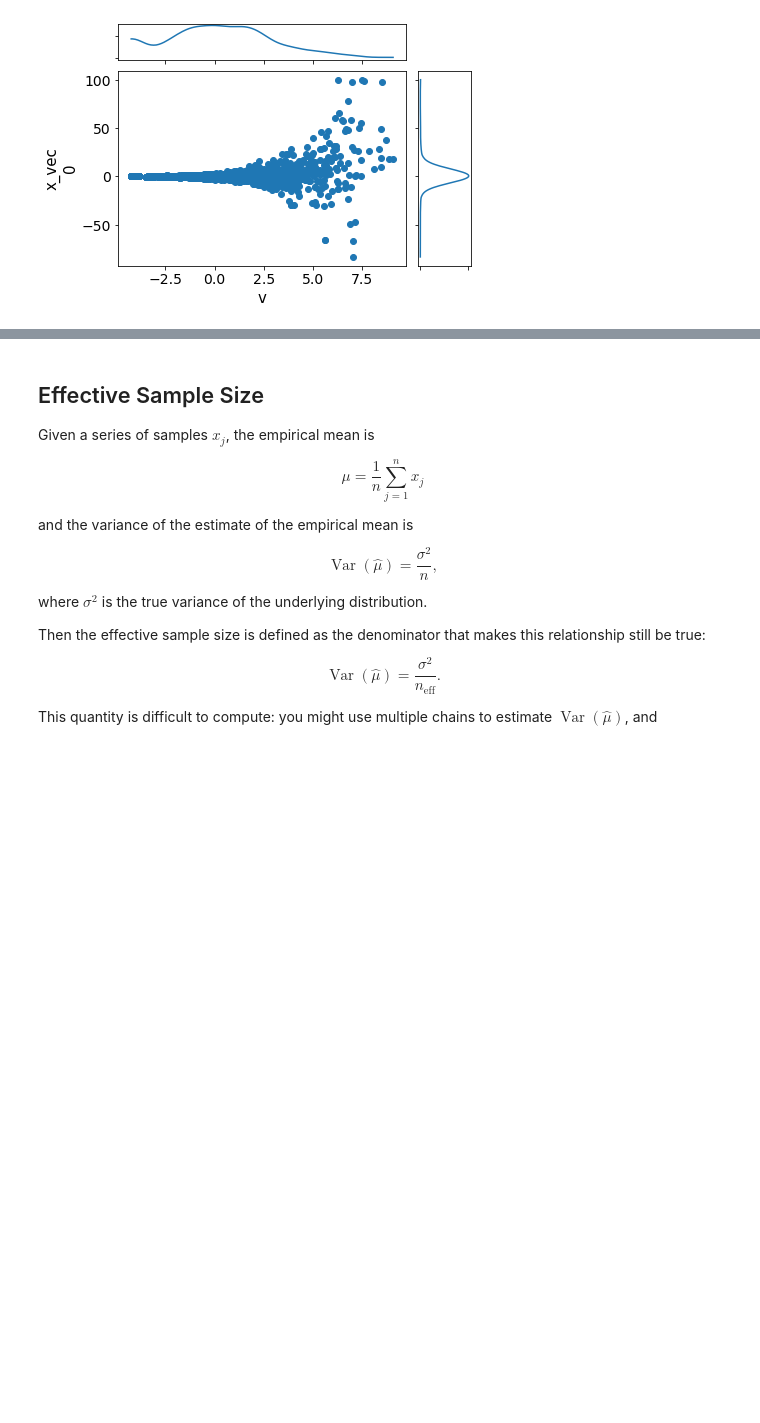
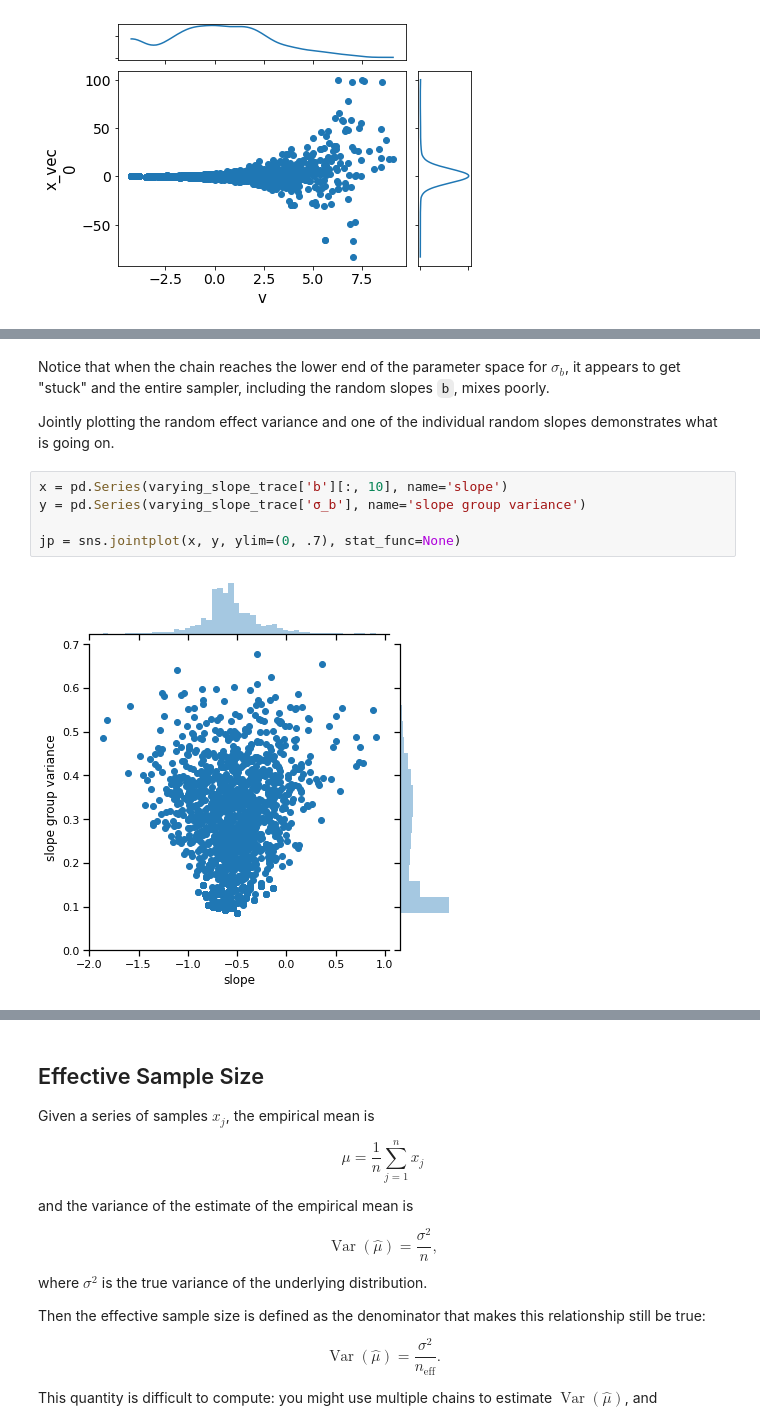
Before and after one commit to fonnesbeck/Bayes_Computing_Course, a Jupyter notebook: notebooks/Section3_2-Diagnostics.ipynb, the cells around one changed output, grey strips where cells are left out. Cells and saved outputs as stored; diff of their text form; blank space fills up the shorter version.

```diff
--- a/notebooks/Section3_2-Diagnostics.ipynb
+++ b/notebooks/Section3_2-Diagnostics.ipynb
@@ -61,0 +76,11 @@ pm.plot_joint(trace);
+# %% [markdown]
+Notice that when the chain reaches the lower end of the parameter space for $\sigma_b$, it appears to get "stuck" and the entire sampler, including the random slopes `b`, mixes poorly.
+
+Jointly plotting the random effect variance and one of the individual random slopes demonstrates what is going on.
+# %%
+x = pd.Series(varying_slope_trace['b'][:, 10], name='slope')
+y = pd.Series(varying_slope_trace['σ_b'], name='slope group variance')
+
+jp = sns.jointplot(x, y, ylim=(0, .7), stat_func=None)
+# %% [output]
+[figure, added]
```
Also changed, not shown: parts of 11 cells of this notebook, 7 other files.
